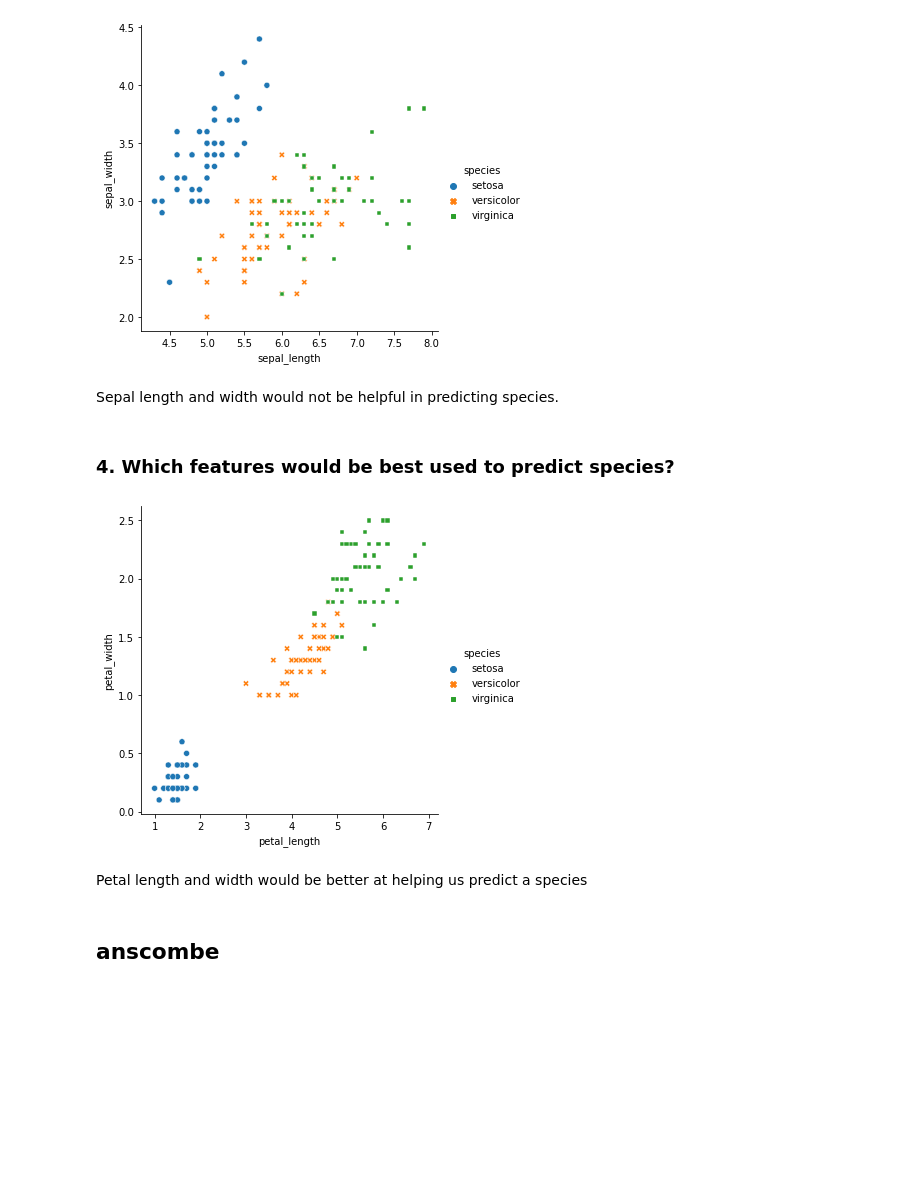
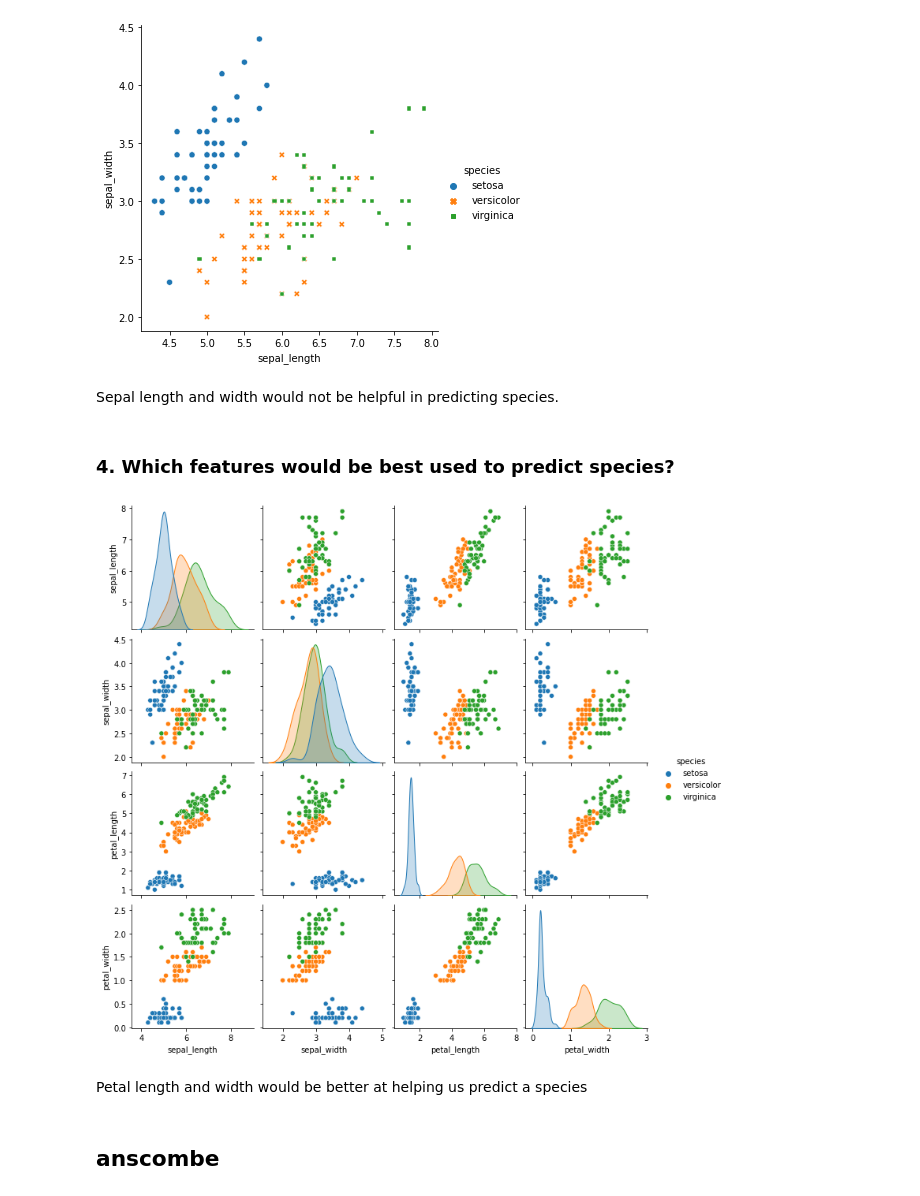
Before and after one commit to markydoug/numpy-pandas-visualization-exercises, a Jupyter notebook: seaborn_exercises.ipynb, the cells around one changed output. Drawn from its saved outputs; the diff is of its cells as text; code cells hidden in the pictures; blank space fills up the shorter version.

```diff
--- a/seaborn_exercises.ipynb
+++ b/seaborn_exercises.ipynb
@@ -69,16 +69,16 @@ Yes, there is a positive correlation. The longer the petal the wider the petal g
 sns.relplot(x='sepal_length', y='sepal_width', style='species', hue='species', data = iris);
 # %% [output]
 [figure]
-# %% [markdown]
-Sepal length and width would not be helpful in predicting species.
+# %% [markdown]
+Sepal length and width would not be helpful in predicting species.
 # %% [markdown]
 ### 4. Which features would be best used to predict species?
 # %%
-sns.relplot(x='petal_length', y='petal_width', style='species', hue='species', data = iris);
+sns.pairplot(hue='species', data = iris);
 # %% [output]
-[figure, old version]
+[figure, new version]
-# %% [markdown]
-Petal length and width would be better at helping us predict a species
+# %% [markdown]
+Petal length and width would be better at helping us predict a species
 # %% [markdown]
 ## anscombe
 # %%
```
Also changed, not shown: parts of 57 cells of this notebook.
